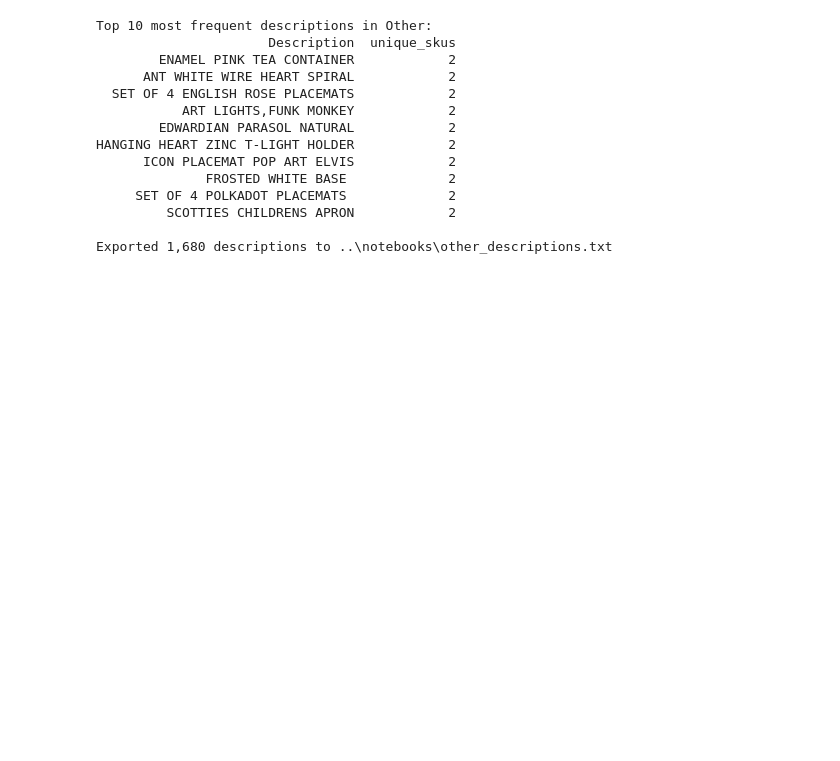
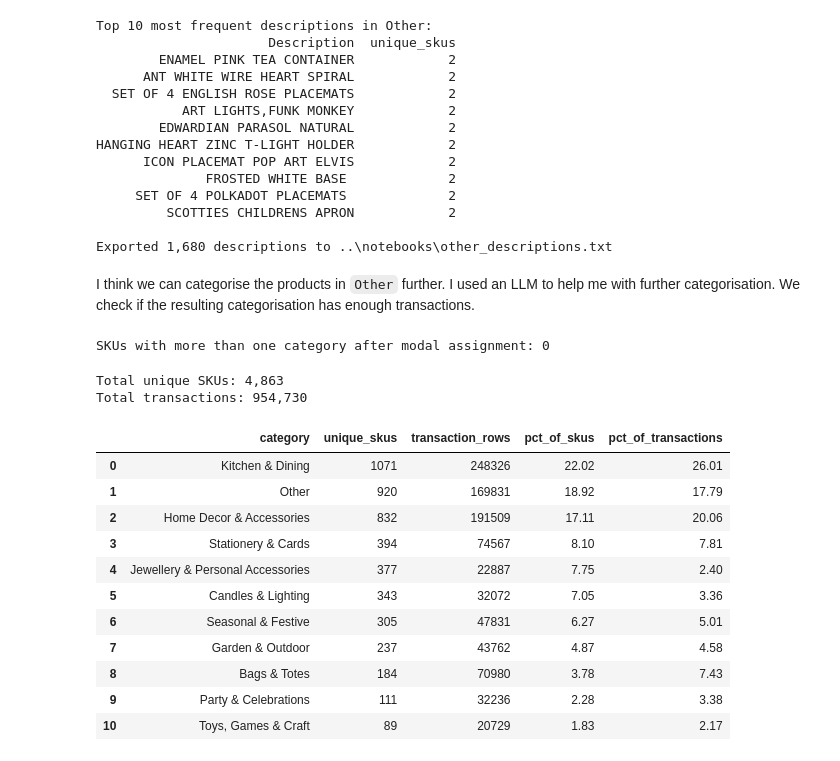
Before and after one commit to bhavyen-1001/retail-markdown-optimiser, a Jupyter notebook: notebooks/04_product_segmentation.ipynb, the cells around one changed output. Cells and saved outputs as stored; diff of their text form; code cells hidden in the pictures; blank space fills up the shorter version.

Commit message:
added more categories

```diff
--- a/notebooks/04_product_segmentation.ipynb
+++ b/notebooks/04_product_segmentation.ipynb
@@ -316,3 +316,5 @@ HANGING HEART ZINC T-LIGHT HOLDER            2
          SCOTTIES CHILDRENS APRON            2
 
 Exported 1,680 descriptions to ..\notebooks\other_descriptions.txt
+# %% [markdown]
+I think we can categorise the products in `Other` further. I used an LLM to help me with further categorisation. We check if the resulting categorisation has enough transactions.
@@ -318,0 +424,66 @@ Exported 1,680 descriptions to ..\notebooks\other_descriptions.txt
+# %%
+# re-apply categorisation and resolve conflicts
+df["category"] = df["Description"].apply(assign_category)
+
+sku_modal_category = (
+    df.groupby("StockCode")["category"]
+    .agg(lambda x: x.mode()[0])
+    .rename("modal_category")
+    .reset_index()
+)
+
+df = df.merge(sku_modal_category, on="StockCode", how="left")
+df["category"] = df["modal_category"]
+df = df.drop(columns=["modal_category"])
+
+remaining_conflicts = (
+    df.groupby("StockCode")["category"]
+    .nunique()
+    .rename("num_categories")
+    .reset_index()
+)
+
+conflicted = remaining_conflicts[remaining_conflicts["num_categories"] > 1]
+print(f"SKUs with more than one category after modal assignment: {len(conflicted):,}")
+# %% [output]
+SKUs with more than one category after modal assignment: 0
+# %%
+# summary table with SKU and transaction counts
+category_summary = (
+    df.groupby("category")
+    .agg(
+        unique_skus=("StockCode", "nunique"),
+        transaction_rows=("StockCode", "count"),
+    )
+    .reset_index()
+)
+
+category_summary["pct_of_skus"] = (
+    category_summary["unique_skus"] / category_summary["unique_skus"].sum() * 100
+).round(2)
+
+category_summary["pct_of_transactions"] = (
+    category_summary["transaction_rows"] / category_summary["transaction_rows"].sum() * 100
+).round(2)
+
+category_summary = category_summary.sort_values("unique_skus", ascending=False).reset_index(drop=True)
+
+print(f"Total unique SKUs: {category_summary['unique_skus'].sum():,}")
+print(f"Total transactions: {category_summary['transaction_rows'].sum():,}")
+print()
+category_summary
+# %% [output]
+Total unique SKUs: 4,863
+Total transactions: 954,730
+|  | category | unique_skus | transaction_rows | pct_of_skus | pct_of_transactions |
+| 0 | Kitchen & Dining | 1071 | 248326 | 22.02 | 26.01 |
+| 1 | Other | 920 | 169831 | 18.92 | 17.79 |
+| 2 | Home Decor & Accessories | 832 | 191509 | 17.11 | 20.06 |
+| 3 | Stationery & Cards | 394 | 74567 | 8.10 | 7.81 |
+| 4 | Jewellery & Personal Accessories | 377 | 22887 | 7.75 | 2.40 |
+| 5 | Candles & Lighting | 343 | 32072 | 7.05 | 3.36 |
+| 6 | Seasonal & Festive | 305 | 47831 | 6.27 | 5.01 |
+| 7 | Garden & Outdoor | 237 | 43762 | 4.87 | 4.58 |
+| 8 | Bags & Totes | 184 | 70980 | 3.78 | 7.43 |
+| 9 | Party & Celebrations | 111 | 32236 | 2.28 | 3.38 |
+| 10 | Toys, Games & Craft | 89 | 20729 | 1.83 | 2.17 |
```
Also changed, not shown: parts of 5 cells of this notebook.
